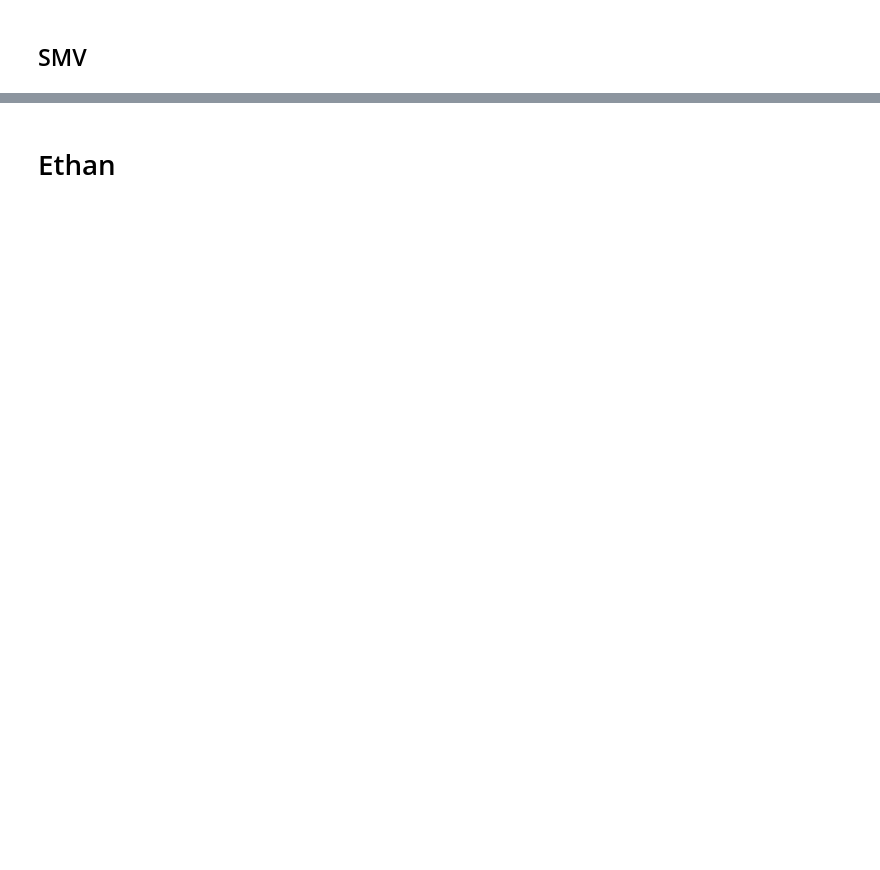
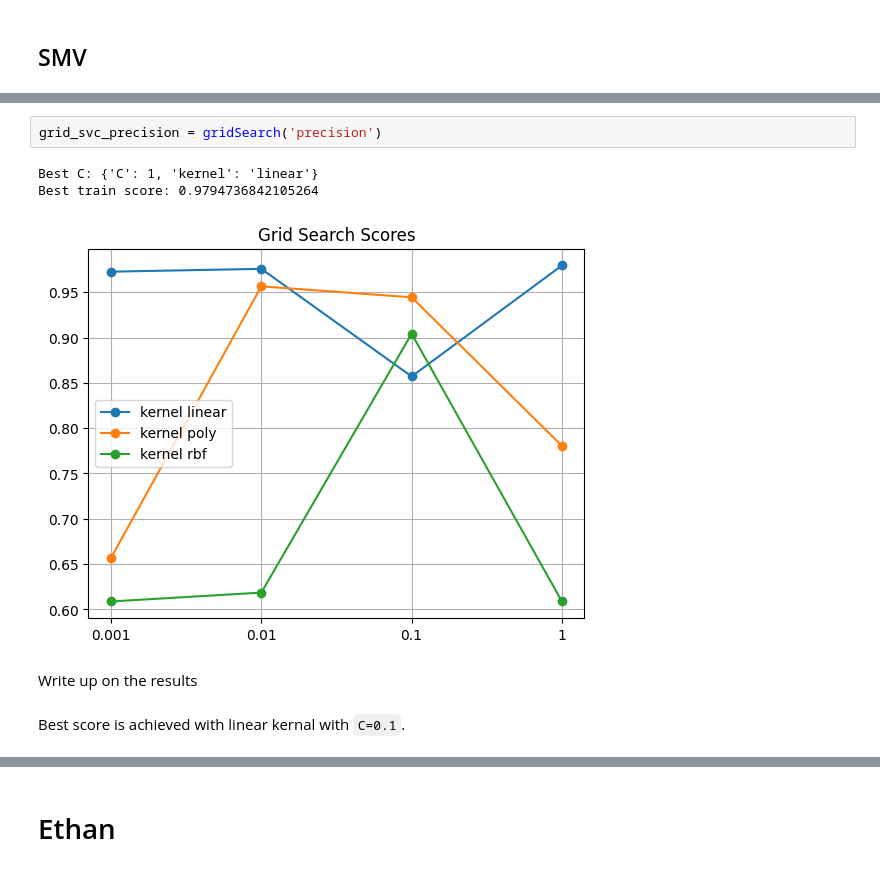
Before and after one commit to a-matson/DST_ASS1, a Jupyter notebook: report.ipynb, the cells around one changed output, grey strips where cells are left out. Drawn from its saved outputs; the diff is of its cells as text; blank space fills up the shorter version.

```diff
--- a/report.ipynb
+++ b/report.ipynb
@@ -204,0 +340,10 @@ explain why we do SVC
+# %%
+grid_svc_precision = gridSearch('precision')
+# %% [output]
+Best C: {'C': 1, 'kernel': 'linear'}
+Best train score: 0.9794736842105264
+[figure, added]
+# %% [markdown]
+Write up on the results
+# %% [markdown]
+Best score is achieved with linear kernal with `C=0.1`.
```
Also changed, not shown: parts of 49 cells of this notebook.
